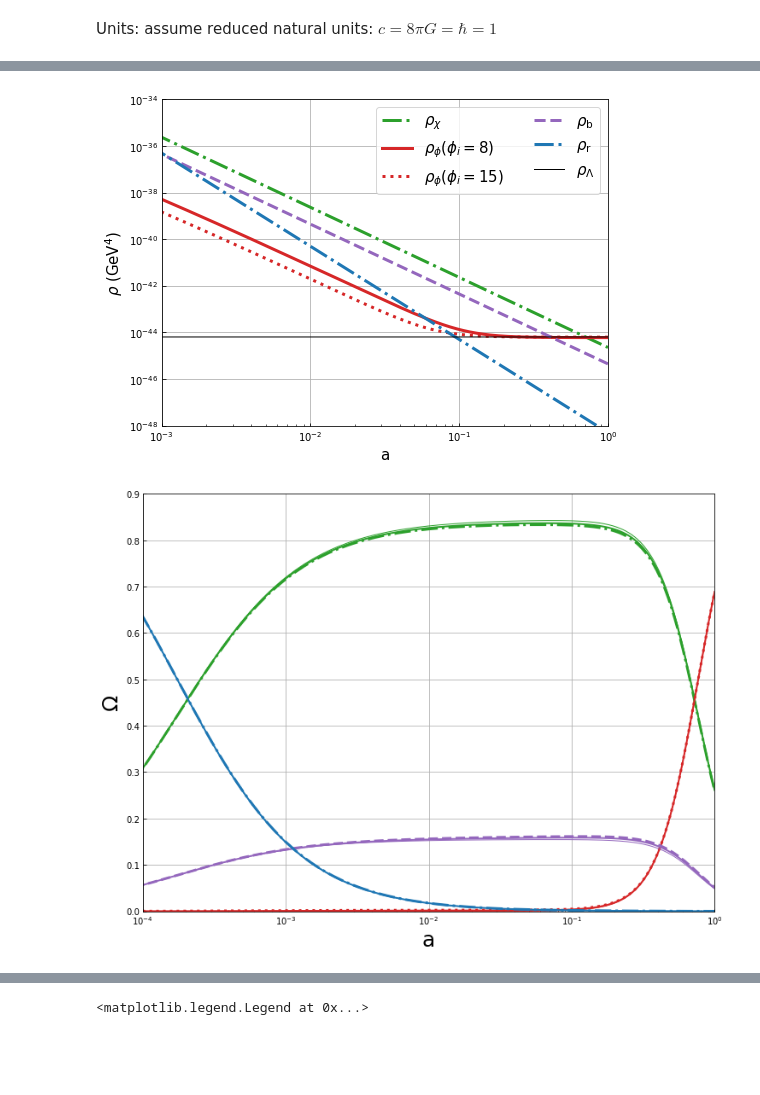
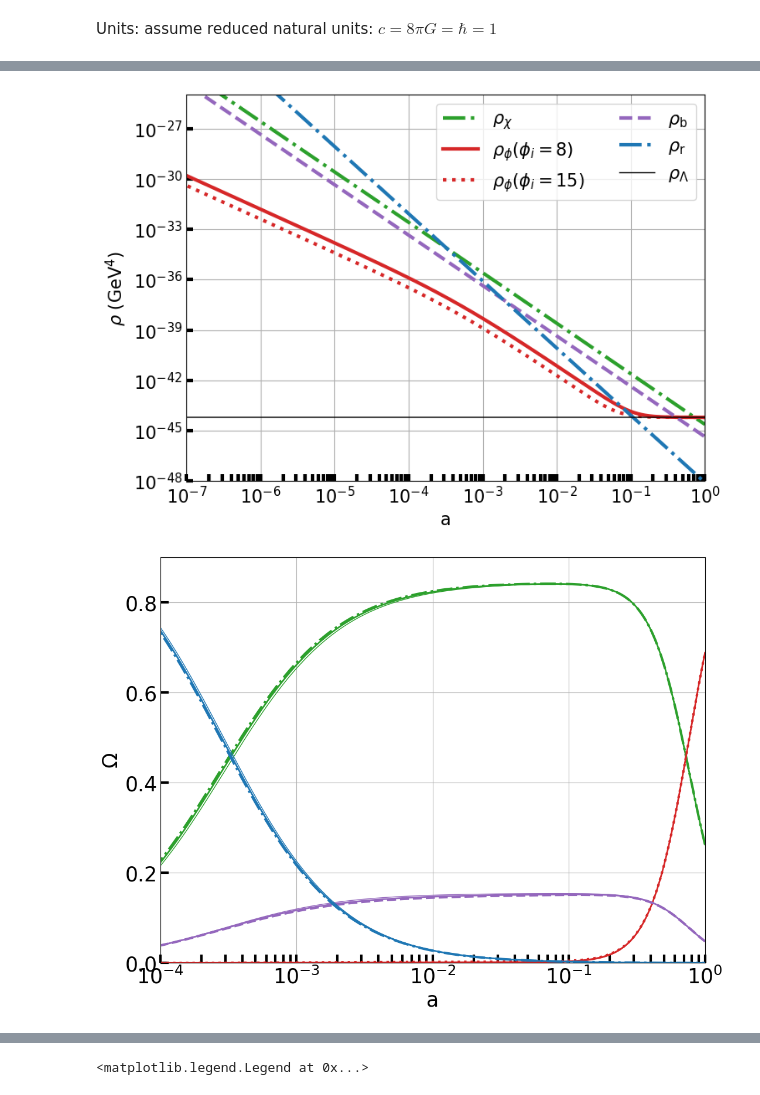
Before and after one commit to joaoreboucas1/ISF, a Jupyter notebook: explore.ipynb, the cells around one changed output, grey strips where cells are left out. Cells and saved outputs as stored; diff of their text form; code cells hidden in the pictures; blank space fills up the shorter version.

```diff
--- a/explore.ipynb
+++ b/explore.ipynb
@@ -11,11 +11,18 @@ import matplotlib.pyplot as plt
 # %% [markdown]
 Units: assume reduced natural units: $c = 8 \pi G = \hbar = 1$
 # %%
+# Constants
+c = 3e5 # km/s
+hc_in_evcm = 1.23e-8 # Value of rho_cr from https://pdg.lbl.gov/2015/reviews/rpp2015-rev-astrophysical-constants.pdf
+rho_cr_over_h2_in_gev4 = 1.053e-5 / (8065.544e9)**3
+
 # Fixed parameters from Planck 2018
 h = 0.6756
 omega_c = 0.12/h**2
 omega_b = 0.022/h**2
-omega_r = 2.47e-5/h**2
+omega_phot = 2.47e-5/h**2
+omega_massless_nu = 3*(7/8)*(4/11)**(4/3)*omega_phot
+omega_r = omega_phot + omega_massless_nu
 # %%
 def H_curly(y: list[float], a: float, V0: float, rho_dm: float):
 	_, phi_prime = y
@@ -103,23 +114,21 @@ def shoot_for_V0(ic, a_ini, a_end, n_steps, rho_dm_i):
 # %%
 # Getting results
-
 a_ini = 1e-14
 n_steps = 10_000
-rho_dm_i = omega_c*a_ini**(-3)
 
 phi_i = 8
 ic = [phi_i, 0]
-a, result_8, V0_8 = shoot_for_V0(ic, a_ini, 1, n_steps, rho_dm_i)
+a, result_8, V0_8, rho_dm_i_8 = solve_system(ic, a_ini, 1, n_steps)
 
 phi_i = 10
 ic = [phi_i, 0]
-a, result_10, V0_10 = shoot_for_V0(ic, a_ini, 1, n_steps, rho_dm_i)
+a, result_10, V0_10, rho_dm_i_10 = solve_system(ic, a_ini, 1, n_steps)
 
 phi_i = 15
 ic = [phi_i, 0]
-a, result_15, V0_15 = shoot_for_V0(ic, a_ini, 1, n_steps, rho_dm_i)
+a, result_15, V0_15, rho_dm_i_15 = solve_system(ic, a_ini, 1, n_steps)
 
 phi_i = 20
 ic = [phi_i, 0]
-a, result_20, V0_20 = shoot_for_V0(ic, a_ini, 1, n_steps, rho_dm_i)
+a, result_20, V0_20, rho_dm_i_20 = solve_system(ic, a_ini, 1, n_steps)
 # %% [output]
@@ -160,7 +169,7 @@ rho_de_a_10 = phi_prime_a_10**2/(2*a**2) + V0_10
 rho_de_a_15 = phi_prime_a_15**2/(2*a**2) + V0_15
 rho_de_a_20 = phi_prime_a_20**2/(2*a**2) + V0_20
 
-rho_dm_a_8 = rho_dm_i*(phi_a_8/8)*(a_ini/a)**3
-rho_dm_a_10 = rho_dm_i*(phi_a_10/10)*(a_ini/a)**3
-rho_dm_a_15 = rho_dm_i*(phi_a_15/15)*(a_ini/a)**3
-rho_dm_a_20 = rho_dm_i*(phi_a_20/20)*(a_ini/a)**3
+rho_dm_a_8 = rho_dm_i_8*(phi_a_8/8)*(a_ini/a)**3
+rho_dm_a_10 = rho_dm_i_10*(phi_a_10/10)*(a_ini/a)**3
+rho_dm_a_15 = rho_dm_i_15*(phi_a_15/15)*(a_ini/a)**3
+rho_dm_a_20 = rho_dm_i_20*(phi_a_20/20)*(a_ini/a)**3
@@ -172,25 +176,30 @@ rho_cr_in_gev4 = 1.053e-5 * h**2 / (8065.544e9)**3
 # %%
+rho_cr_in_gev4 = rho_cr_over_h2_in_gev4 * h**2
 plt.figure(figsize=(8,6))
 plt.loglog(a, rho_cr_in_gev4*rho_dm_a_8, color='tab:green', ls='-.', lw=3, label=r"$\rho_\chi$")
 plt.loglog(a, rho_cr_in_gev4*rho_de_a_8, color='tab:red', ls='-', lw=3, label=r"$\rho_\phi (\phi_i = 8)$")
 plt.loglog(a, rho_cr_in_gev4*rho_de_a_15, color='tab:red', ls=':', lw=3, label=r"$\rho_\phi (\phi_i = 15)$")
 plt.loglog(a, rho_cr_in_gev4*rho_b_a, color='tab:purple', ls='--', lw=3, label=r"$\rho_\mathrm{b}$")
 plt.loglog(a, rho_cr_in_gev4*rho_r_a, color='tab:blue', ls='-.', lw=3, label=r"$\rho_\mathrm{r}$")
 plt.loglog(a, rho_cr_in_gev4*rho_de_a_lcdm, color='black', ls='-', lw=1, label=r"$\rho_\Lambda$")
 
-plt.xlim([1e-3, 1])
-plt.ylim([1e-48, 1e-34])
+plt.xlim([1e-7, 1])
+plt.ylim([1e-48, 1e-25])
 
 plt.xlabel("a", fontsize=15)
 plt.ylabel(r"$\rho$ ($\mathrm{GeV}^4$)", fontsize=15)
-plt.tick_params(axis="both", which="both", direction="in")
+
+plt.tick_params(axis="both", which="both", direction="in", length=6, width=3)
+
+plt.yticks(fontsize=15)
+plt.xticks(fontsize=15)
 
 plt.grid()
 plt.legend(fontsize=15, ncol=2)
 
 plt.savefig("fig2.pdf")
 # %% [output]
-[figure, old version]
+[figure, new version]
 # %%
 rho_tot_a_8 = rho_r_a + rho_b_a + rho_dm_a_8 + rho_de_a_8
 rho_tot_a_10 = rho_r_a + rho_b_a + rho_dm_a_10 + rho_de_a_10
@@ -228,13 +237,16 @@ plt.ylim([0, 0.9])
 
 plt.xlabel("a", fontsize=25)
 plt.ylabel(r"$\Omega$", fontsize=25)
-plt.tick_params(axis="both", which="both", direction="in")
+plt.tick_params(axis="both", which="both", direction="in", length=10, width=3)
+
+plt.yticks([0.2*i for i in range(5)], fontsize=25)
+plt.xticks(fontsize=25)
 
 plt.grid()
 
 plt.savefig("fig1.pdf")
 # %% [output]
-[figure, old version]
+[figure, new version]
 # %%
 factor=3
 plt.figure(figsize=(4*factor,3*factor))
```
Also changed, not shown: parts of 8 cells of this notebook, 2 other files.
